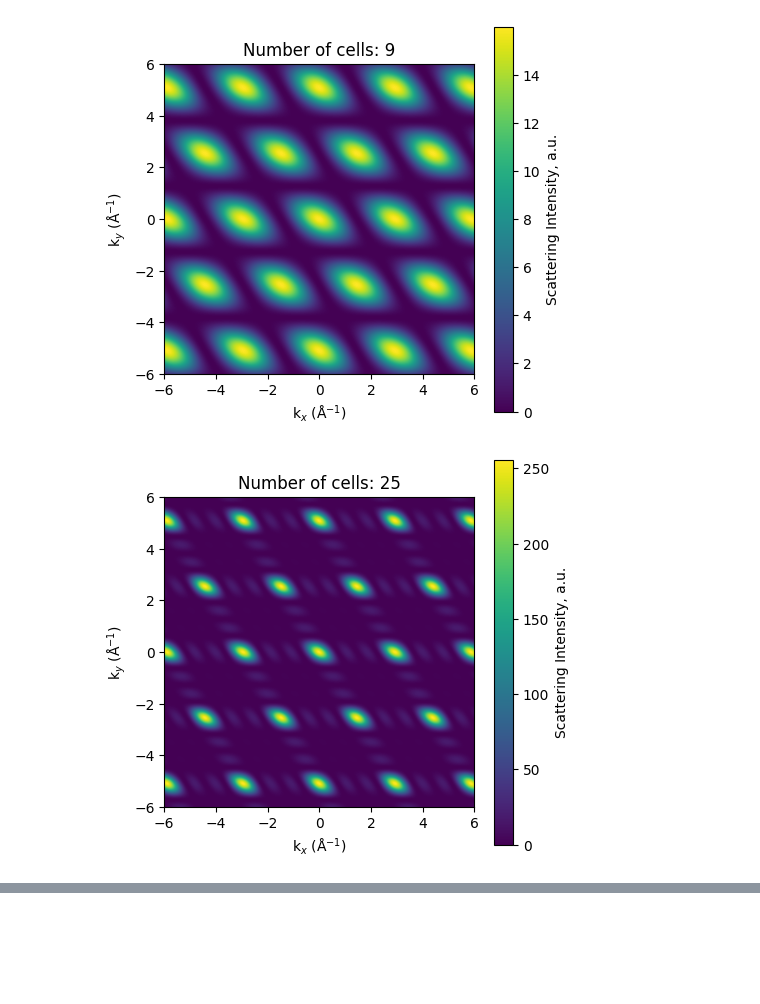
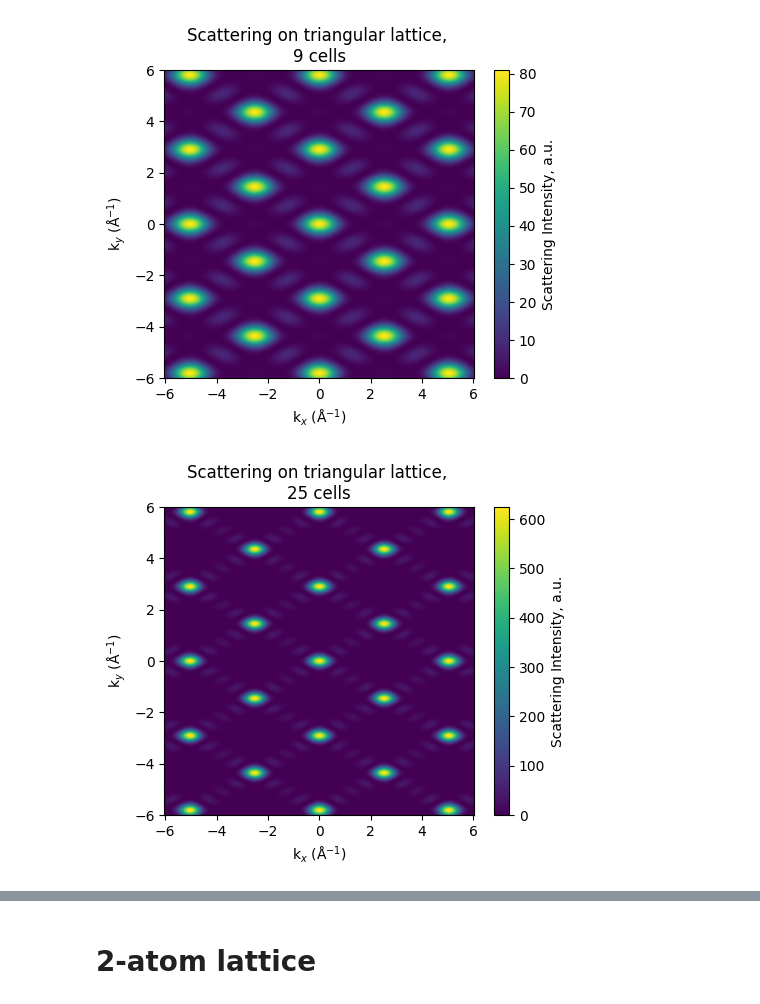
Before and after one commit to goikhmanbv/MECEE6168--2D-mat-, a Jupyter notebook: HW_2.ipynb, the cells around one changed output, grey strips where cells are left out. Saved outputs shown, nothing was run; the diff lists cells and outputs as text; code cells hidden in the pictures; blank space fills up the shorter version.

```diff
--- a/HW_2.ipynb
+++ b/HW_2.ipynb
@@ -0,0 +5,13 @@
+# %%
+import numpy as np
+import matplotlib.pyplot as plt
+
+a = 2.49  # lattice constant Å
+acc = 1.44 # C-C bond length Å
+
+a1 = a * np.array([np.sqrt(3)/2, 1/2])
+a2 = a * np.array([np.sqrt(3)/2, -1/2])
+
+k_max = 6 #A-1
+kx = np.linspace(-k_max, k_max, 300)
+ky = np.linspace(-k_max, k_max, 300)
@@ -33,3 +42,13 @@ def scattering_map(kx, ky, N_max):
 
 def number_of_cells(N_max):
     return (2 * N_max+1) ** 2
+# %%
+N_max = 2
+Rs = generate_lattice_1atom(N_max)
+
+fig = plt.figure(figsize=(5, 5))
+plt.scatter([R[0] for R in Rs], [R[1] for R in Rs], color='red', s=40)
+plt.title(f'Real lattice, {number_of_cells(N_max)} cells')
+plt.xlabel('x (Å)')
+plt.ylabel('y (Å)')
+plt.axis('equal')
@@ -36,14 +61,16 @@ def number_of_cells(N_max):
 # %%
 
-for N_max in [1, 2, 4]:
-    vals = scattering_map(kx, ky, N_max)
-    plt.figure(figsize=(5,5))
+for N_max in [1, 2, 4, 8]:
+    lattice = generate_lattice_1atom(N_max)
+    vals = scattering_map(kx, ky, lattice)
+    plt.figure(figsize=(5,4))
     plt.imshow(vals, extent=[-k_max, k_max, -k_max, k_max], origin='lower')
     plt.xlabel('k$_x$ (Å$^{-1}$)')
     plt.ylabel('k$_y$ (Å$^{-1}$)')
-    plt.title(f'Number of cells: {number_of_cells(N_max)}')
+    plt.title(f'Scattering on triangular lattice, \n{number_of_cells(N_max)} cells')
     plt.colorbar(label='Scattering Intensity, a.u.')
+    plt.axis('equal')
     plt.show()
 # %% [output]
-[figure, old version]
+[figure, new version]
-[figure, old version]
+[figure, new version]
@@ -50,0 +79,2 @@ for N_max in [1, 2, 4]:
+# %% [markdown]
+# 2-atom lattice
```
Also changed, not shown: parts of 8 cells of this notebook.
